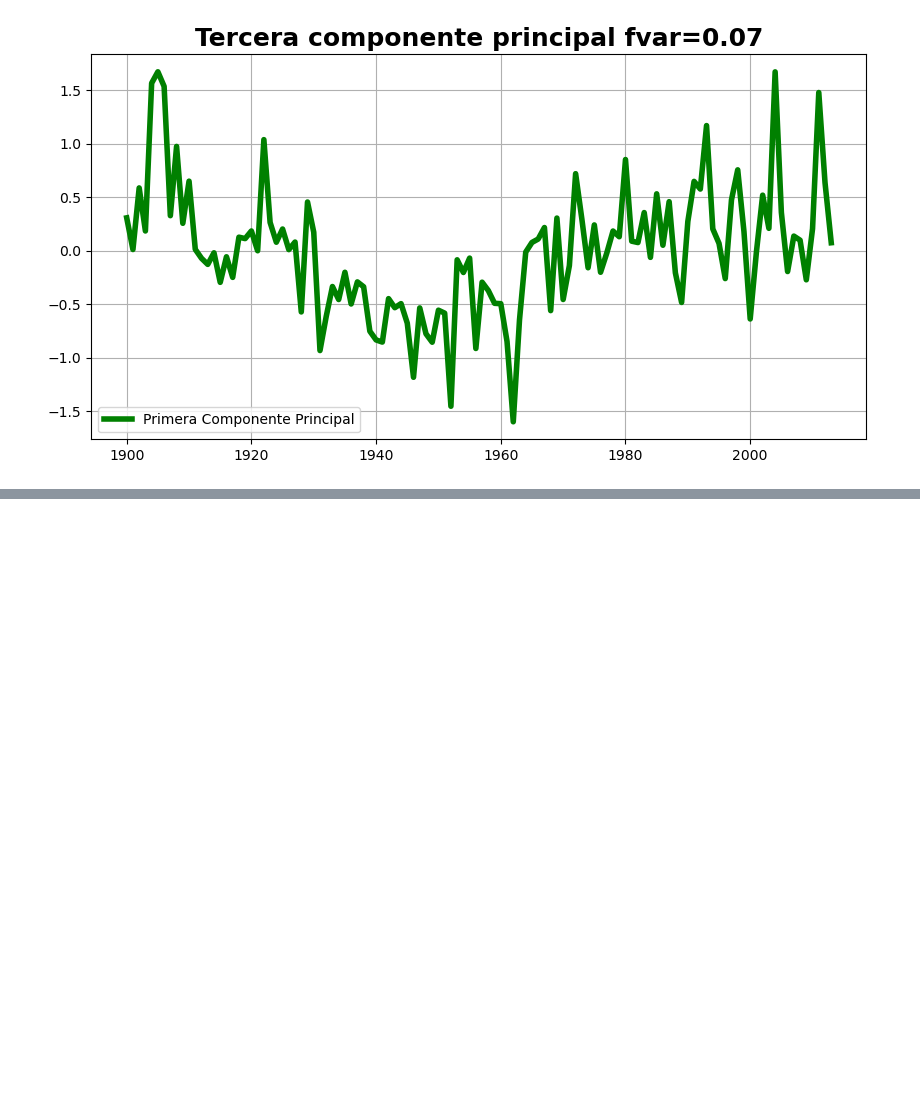
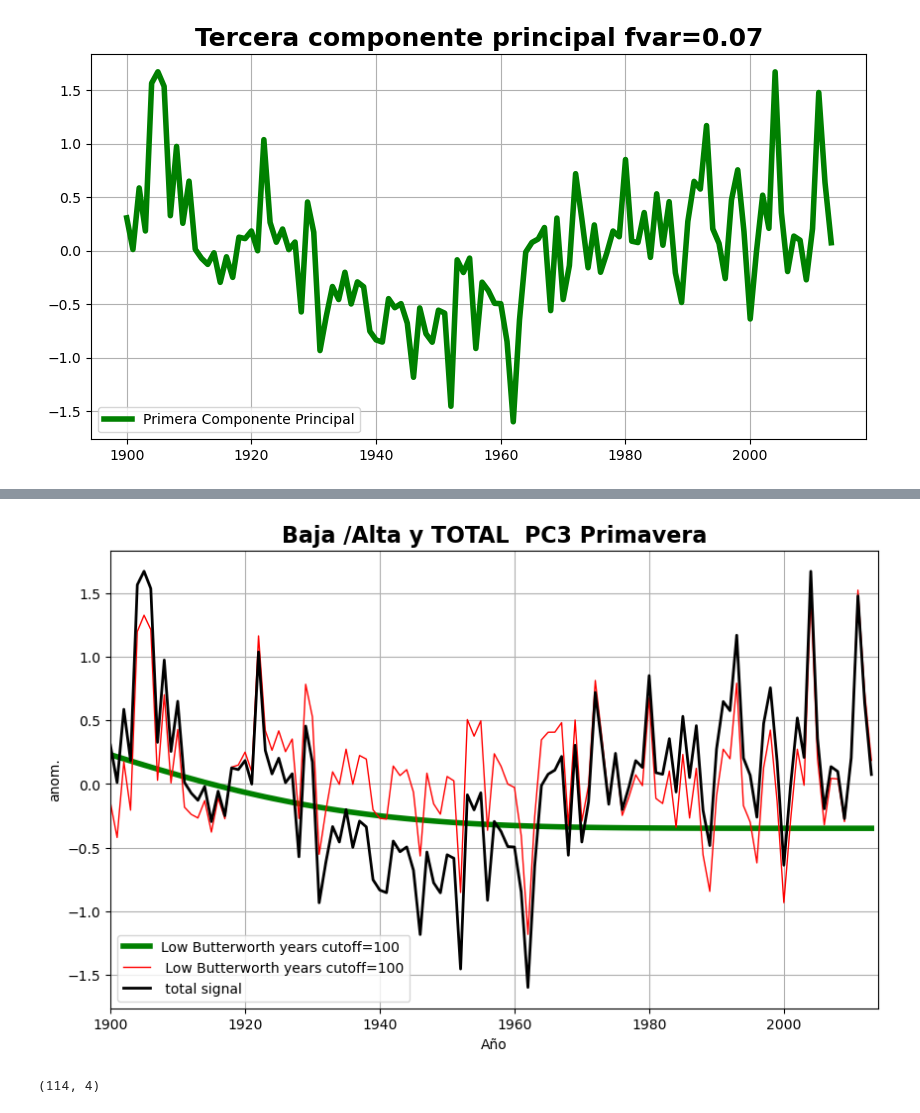
Before and after one commit to nagoremeabe/practica_3, a Jupyter notebook: pract3.ipynb, the cells around one changed output, grey strips where cells are left out. Drawn from its saved outputs; the diff is of its cells as text; code cells hidden in the pictures; blank space fills up the shorter version.

```diff
--- a/pract3.ipynb
+++ b/pract3.ipynb
@@ -261,0 +286,24 @@ Text(0.5, 1.0, 'Tercera componente principal fvar=0.07')
+# %%
+nyc=100
+n=10
+Wn=2*1/nyc
+b,a=signal.butter(n, Wn, btype='low', analog=False, output='ba', fs=None)
+#Filtro la señal ampliada y me quedo con la parte central:
+low = signal.filtfilt(b,a,PC1s[:,2])
+
+b,a=signal.butter(n, Wn, btype='high', analog=False, output='ba', fs=None)
+#Filtro la señal ampliada y me quedo con la parte central:
+high = signal.filtfilt(b,a,PC1s[:,2])
+# %%
+fig,ax = plt.subplots(1,1,figsize=(10,6))
+ax.set_title('Baja /Alta y TOTAL  PC3 Primavera',fontsize=16,weight='bold')
+ax.set_xlabel('Año')
+ax.set_ylabel('anom.')
+ax.plot(range(1900,2014),low,linewidth= 4,color='green',label='Low Butterworth years cutoff='+str(nyc))
+ax.plot(range(1900,2014),high,linewidth= 1,color='red',label=' Low Butterworth years cutoff='+str(nyc))
+ax.plot(range(1900,2014),PC1s[:,2],linewidth= 2,color='black',label=' total signal')
+ax.set_xlim([1900,2014])
+ax.legend()
+ax.grid()
+# %% [output]
+[figure, added]
@@ -261,0 +383,4 @@ Text(0.5, 1.0, 'Tercera componente principal fvar=0.07')
+# %%
+PC1s.shape
+# %% [output]
+(114, 4)
```
Also changed, not shown: parts of 4 cells of this notebook.
